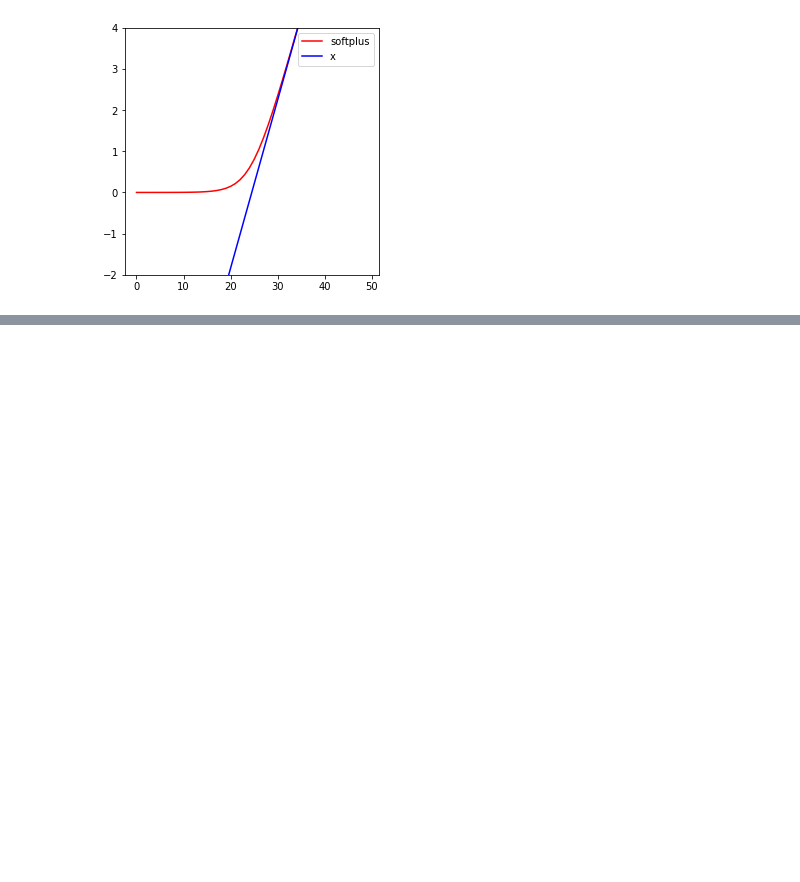
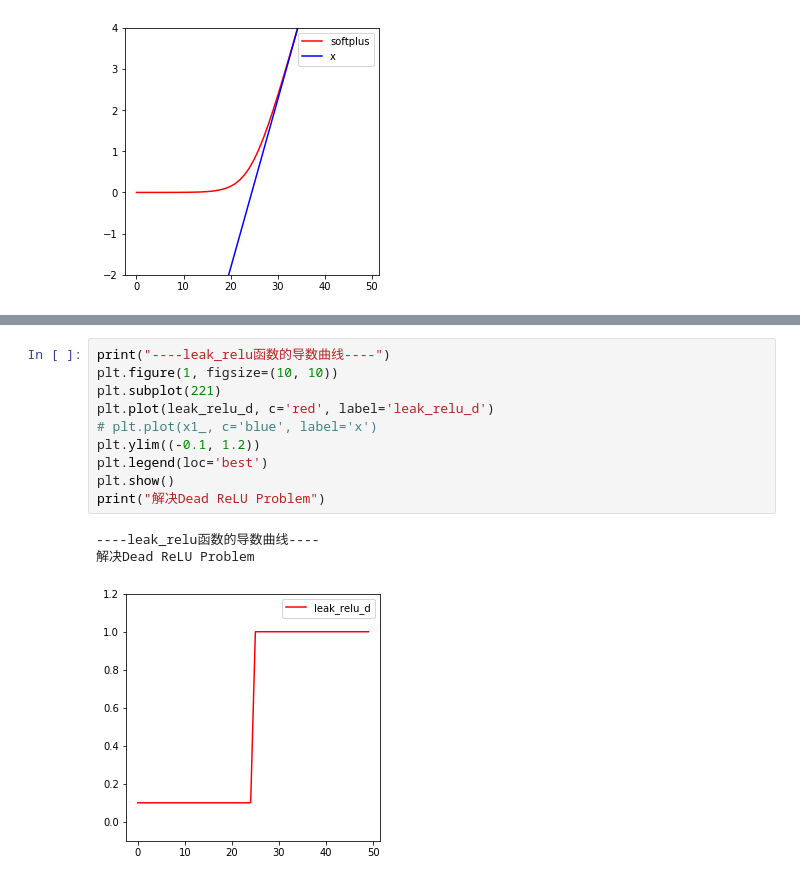
Before and after one commit to sqschrispaul/tensorflow_reinforcement, a Jupyter notebook: 3.激活函数.ipynb, the cells around one changed output, grey strips where cells are left out. Saved outputs shown, nothing was run; the diff lists cells and outputs as text; blank space fills up the shorter version.

```diff
--- a/3.激活函数.ipynb
+++ b/3.激活函数.ipynb
@@ -84,0 +172,14 @@ plt.show()
+# %%
+print("----leak_relu函数的导数曲线----")
+plt.figure(1, figsize=(10, 10))
+plt.subplot(221)
+plt.plot(leak_relu_d, c='red', label='leak_relu_d')
+# plt.plot(x1_, c='blue', label='x')
+plt.ylim((-0.1, 1.2))
+plt.legend(loc='best')
+plt.show()
+print("解决Dead ReLU Problem")
+# %% [output]
+----leak_relu函数的导数曲线----
+解决Dead ReLU Problem
+[figure, added]
```
Also changed, not shown: parts of 9 cells of this notebook.
